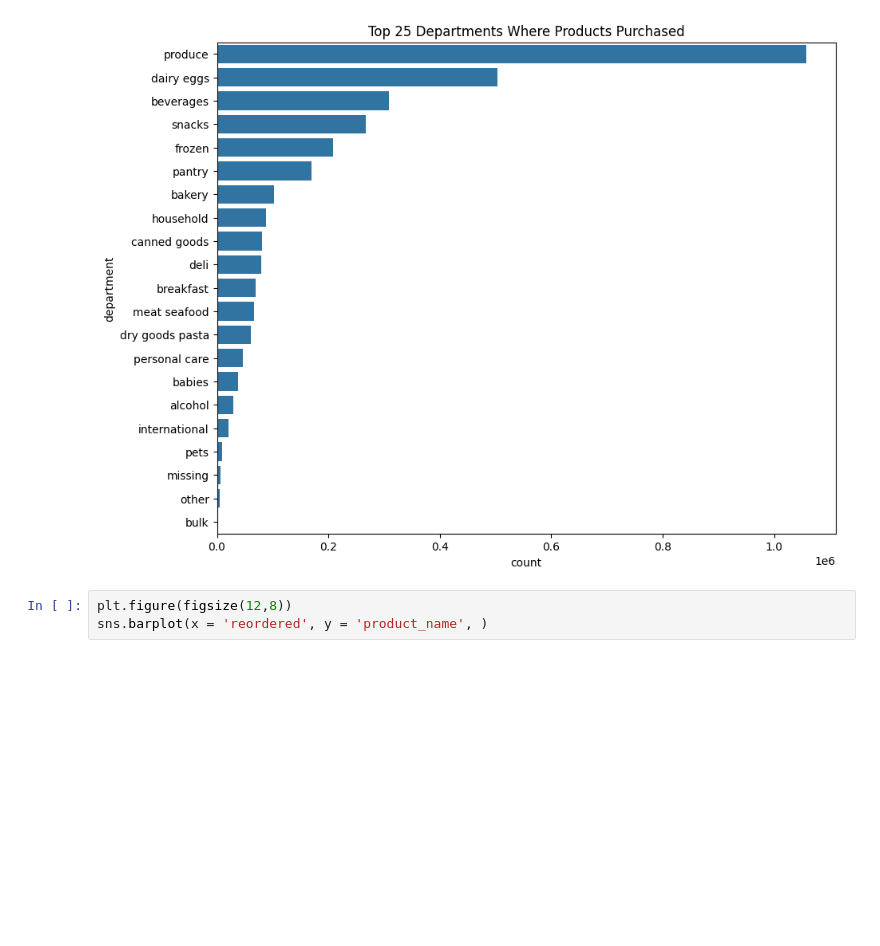
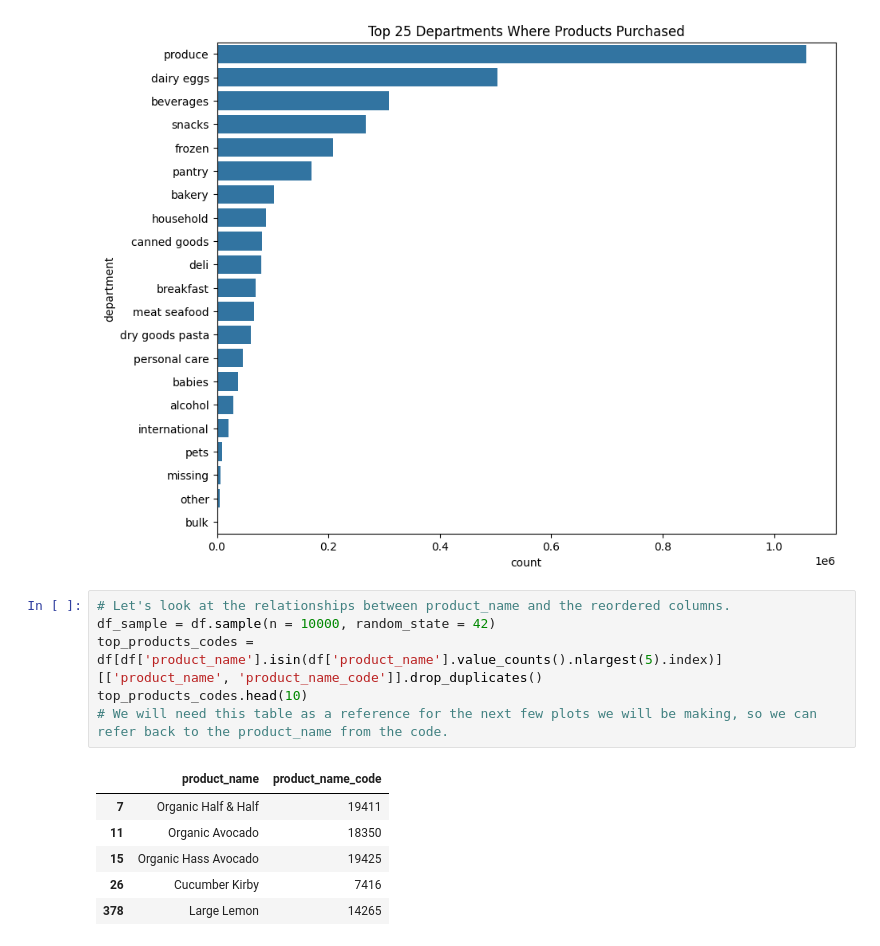
Before and after one commit to Taliwat/Springboard-DS, a Jupyter notebook: Capstone 2 - Instacart Project/eda.ipynb, the cells around one changed output. Drawn from its saved outputs; the diff is of its cells as text; blank space fills up the shorter version.

```diff
--- a/Capstone 2 - Instacart Project/eda.ipynb
+++ b/Capstone 2 - Instacart Project/eda.ipynb
@@ -124,6 +124,16 @@ plt.show()
 # Looks like produce has a clear margin, while dairy eggs is second.
 # %% [output]
 [figure]
-# %%
-plt.figure(figsize(12,8))
-sns.barplot(x = 'reordered', y = 'product_name', )
+# %%
+# Let's look at the relationships between product_name and the reordered columns.
+df_sample = df.sample(n = 10000, random_state = 42)
+top_products_codes = df[df['product_name'].isin(df['product_name'].value_counts().nlargest(5).index)][['product_name', 'product_name_code']].drop_duplicates()
+top_products_codes.head(10)
+# We will need this table as a reference for the next few plots we will be making, so we can refer back to the product_name from the code.
+# %% [output]
+|  | product_name | product_name_code |
+| 7 | Organic Half & Half | 19411 |
+| 11 | Organic Avocado | 18350 |
+| 15 | Organic Hass Avocado | 19425 |
+| 26 | Cucumber Kirby | 7416 |
+| 378 | Large Lemon | 14265 |
```
Also changed, not shown: parts of 2 cells of this notebook, 1 other file.
